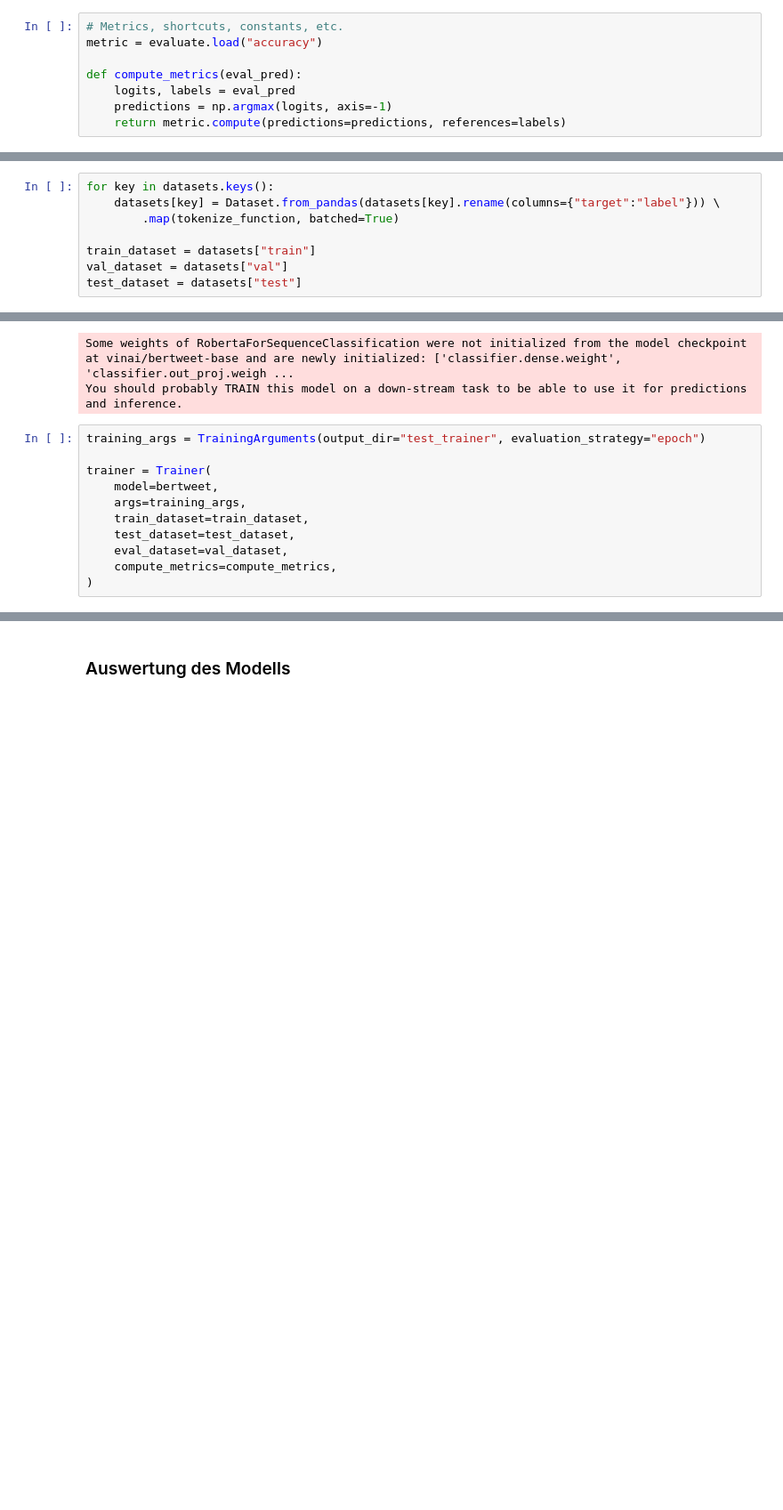
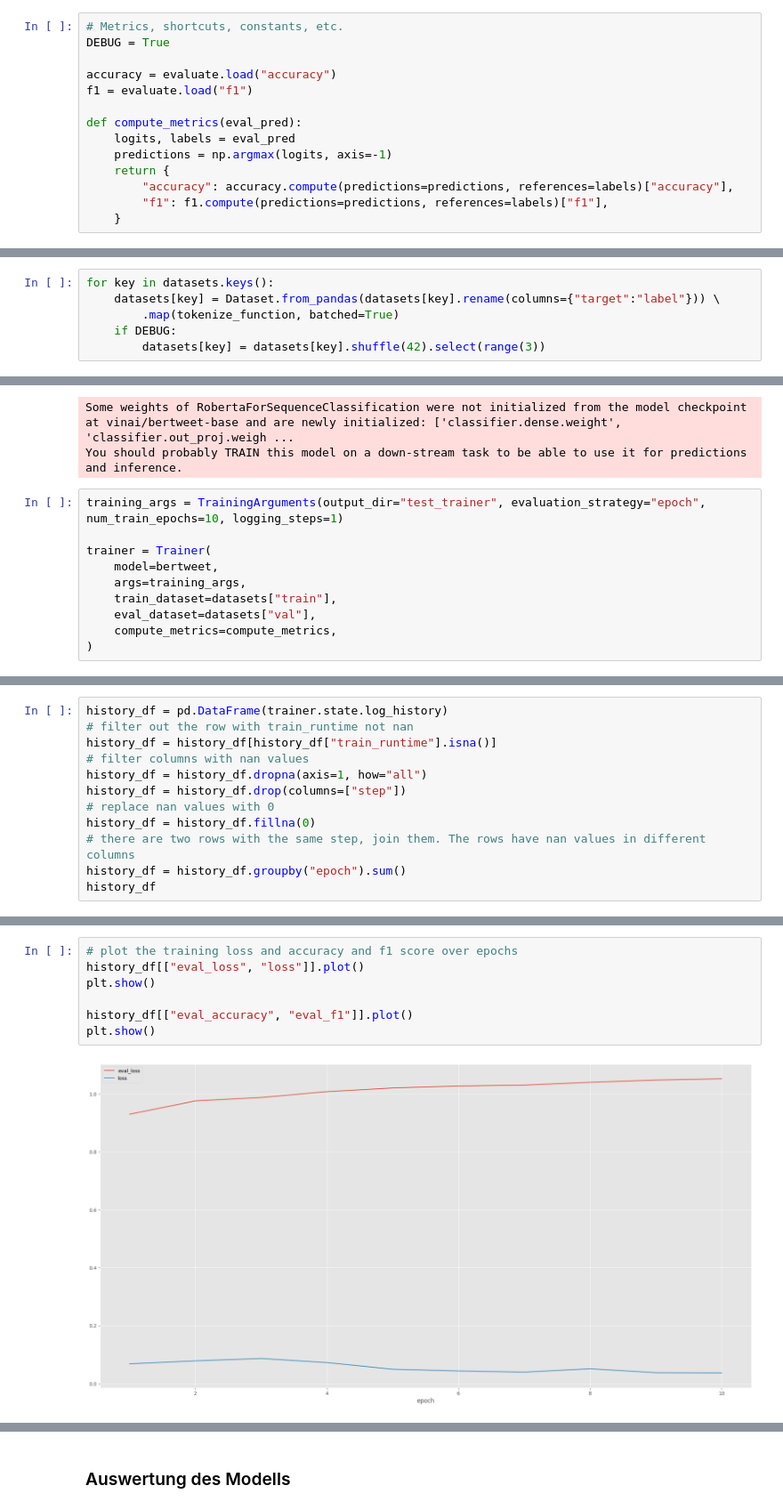
Before and after one commit to florinbarbisch/npr-mc1-text-classification, a Jupyter notebook: Model1_BERTweet.ipynb, the cells around one changed output, grey strips where cells are left out. Shown at 89% size. Drawn from its saved outputs; the diff is of its cells as text; blank space fills up the shorter version.

```diff
--- a/Model1_BERTweet.ipynb
+++ b/Model1_BERTweet.ipynb
@@ -73,12 +89,18 @@ Evalute Version: 0.4.0
 Hier werden Funktionen definiert, die bei beiden Modellen verwendet werden.
 # %%
 # Metrics, shortcuts, constants, etc.
-metric = evaluate.load("accuracy")
+DEBUG = True
+
+accuracy = evaluate.load("accuracy")
+f1 = evaluate.load("f1")
 
 def compute_metrics(eval_pred):
     logits, labels = eval_pred
     predictions = np.argmax(logits, axis=-1)
-    return metric.compute(predictions=predictions, references=labels)
+    return {
+        "accuracy": accuracy.compute(predictions=predictions, references=labels)["accuracy"],
+        "f1": f1.compute(predictions=predictions, references=labels)["f1"],
+    }
 # %% [markdown]
 ## Einlesen des Verarbeiteten Datensatzes
 # %%
@@ -96,10 +118,8 @@ datasets = {
 for key in datasets.keys():
     datasets[key] = Dataset.from_pandas(datasets[key].rename(columns={"target":"label"})) \
         .map(tokenize_function, batched=True)
-
-train_dataset = datasets["train"]
-val_dataset = datasets["val"]
-test_dataset = datasets["test"]
+    if DEBUG:
+        datasets[key] = datasets[key].shuffle(42).select(range(3))
 # %% [markdown]
 ## Klassifikationsmodell
 # %%
@@ -108,14 +128,13 @@ bertweet = AutoModelForSequenceClassification.from_pretrained("vinai/bertweet-ba
 Some weights of RobertaForSequenceClassification were not initialized from the model checkpoint at vinai/bertweet-base and are newly initialized: ['classifier.dense.weight', 'classifier.out_proj.weigh ...
 You should probably TRAIN this model on a down-stream task to be able to use it for predictions and inference.
 # %%
-training_args = TrainingArguments(output_dir="test_trainer", evaluation_strategy="epoch")
+training_args = TrainingArguments(output_dir="test_trainer", evaluation_strategy="epoch", num_train_epochs=10, logging_steps=1)
 
 trainer = Trainer(
     model=bertweet,
     args=training_args,
-    train_dataset=train_dataset,
-    test_dataset=test_dataset,
-    eval_dataset=val_dataset,
+    train_dataset=datasets["train"],
+    eval_dataset=datasets["val"],
     compute_metrics=compute_metrics,
 )
 # %%
@@ -122,0 +156,12 @@ trainer.train()
+# %%
+history_df = pd.DataFrame(trainer.state.log_history)
+# filter out the row with train_runtime not nan
+history_df = history_df[history_df["train_runtime"].isna()]
+# filter columns with nan values
+history_df = history_df.dropna(axis=1, how="all")
+history_df = history_df.drop(columns=["step"])
+# replace nan values with 0
+history_df = history_df.fillna(0)
+# there are two rows with the same step, join them. The rows have nan values in different columns
+history_df = history_df.groupby("epoch").sum()
+history_df
@@ -122,0 +181,9 @@ trainer.train()
+# %%
+# plot the training loss and accuracy and f1 score over epochs
+history_df[["eval_loss", "loss"]].plot()
+plt.show()
+
+history_df[["eval_accuracy", "eval_f1"]].plot()
+plt.show()
+# %% [output]
+[figure, added]
```
Also changed, not shown: parts of 8 cells of this notebook.
